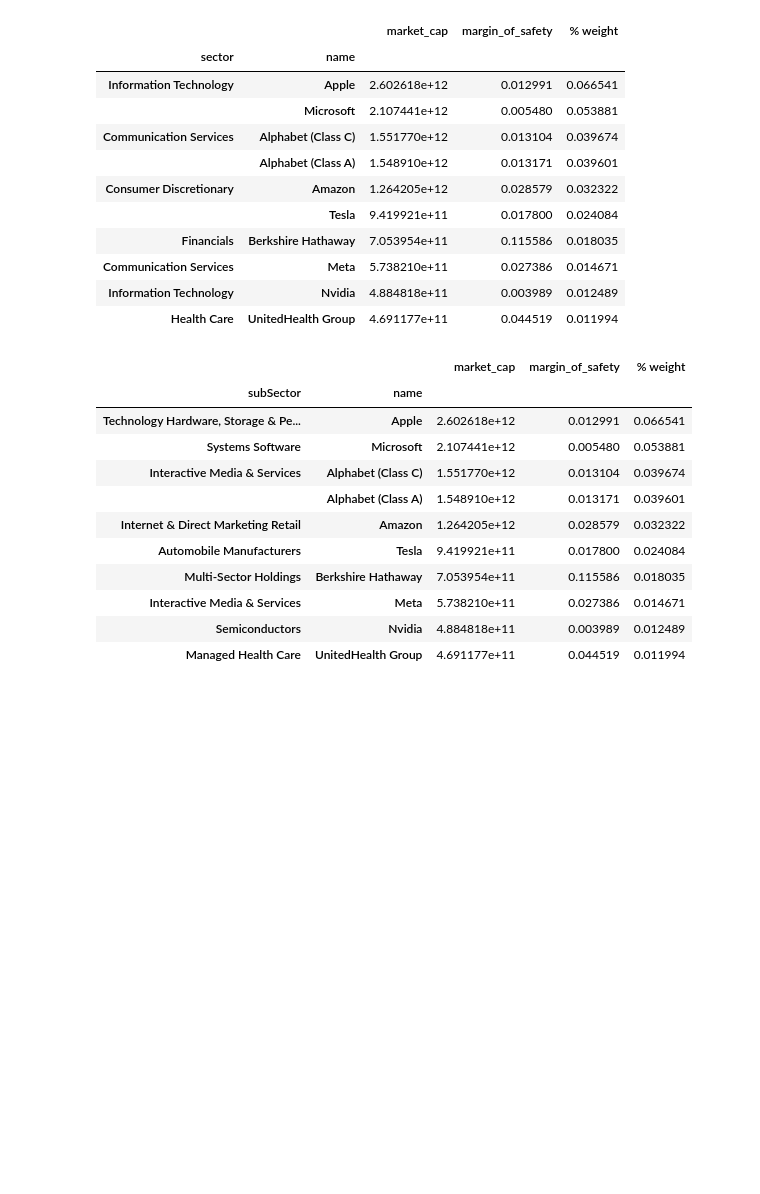
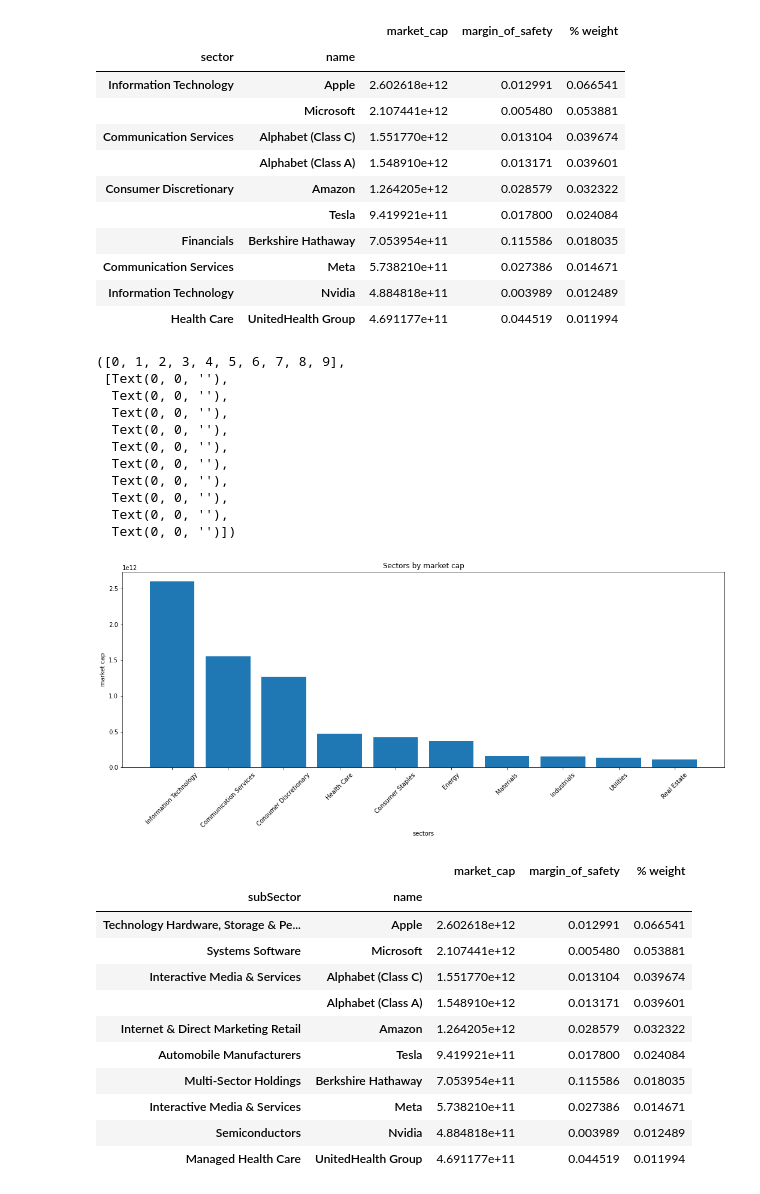
Before and after one commit to dbogatic/market_valuation, a Jupyter notebook: sp_index.ipynb, the cells around one changed output. Cells and saved outputs as stored; diff of their text form; code cells hidden in the pictures; blank space fills up the shorter version.

Commit message:
add sectors graph

```diff
--- a/sp_index.ipynb
+++ b/sp_index.ipynb
@@ -127,6 +128,26 @@ sp_index_combined.groupby(by=['sector','name']).sum().sort_values(by='market_cap
 | Communication Services | Meta | 5.738210e+11 | 0.027386 | 0.014671 |
 | Information Technology | Nvidia | 4.884818e+11 | 0.003989 | 0.012489 |
 | Health Care | UnitedHealth Group | 4.691177e+11 | 0.044519 | 0.011994 |
+# %%
+plt.bar(sp_index_combined['sector'], sp_index_combined['market_cap'])
+plt.rcParams["figure.figsize"] = [18, 6]
+plt.title('Sectors by market cap')
+plt.ylabel('market cap')
+plt.xlabel('sectors')
+plt.xticks(rotation = 45)
+# %% [output]
+([0, 1, 2, 3, 4, 5, 6, 7, 8, 9],
+ [Text(0, 0, ''),
+  Text(0, 0, ''),
+  Text(0, 0, ''),
+  Text(0, 0, ''),
+  Text(0, 0, ''),
+  Text(0, 0, ''),
+  Text(0, 0, ''),
+  Text(0, 0, ''),
+  Text(0, 0, ''),
+  Text(0, 0, '')])
+[figure, added]
 # %%
 # Sort by % weight and by sub-sector
 sp_index_combined.groupby(by=['subSector','name']).sum().sort_values(by='market_cap', ascending=False).drop(columns=['cik','stock_price','fmp_dcf_calc']).head(10)
```
Also changed, not shown: parts of 3 cells of this notebook, 2 other files.
